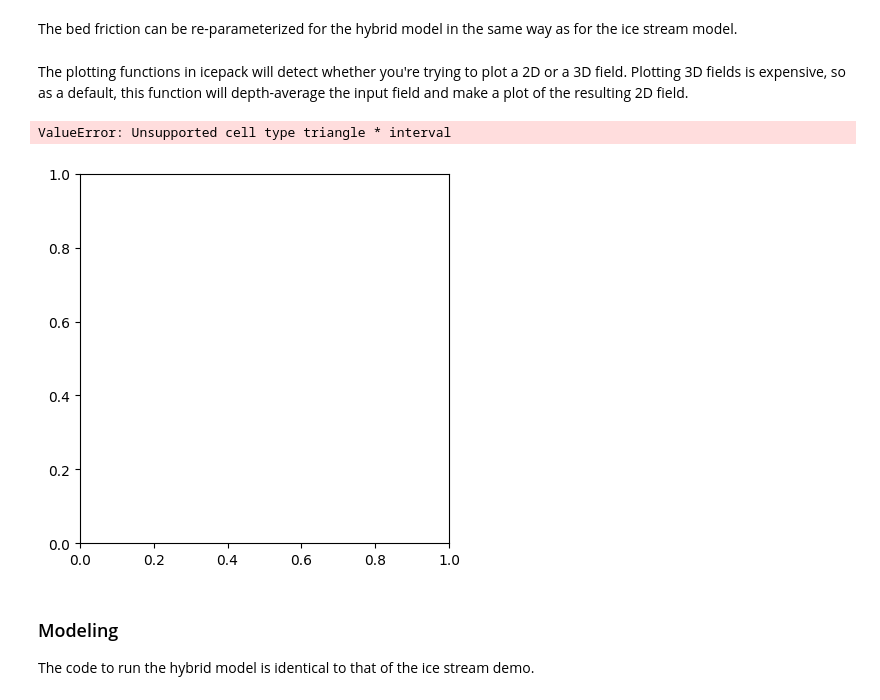
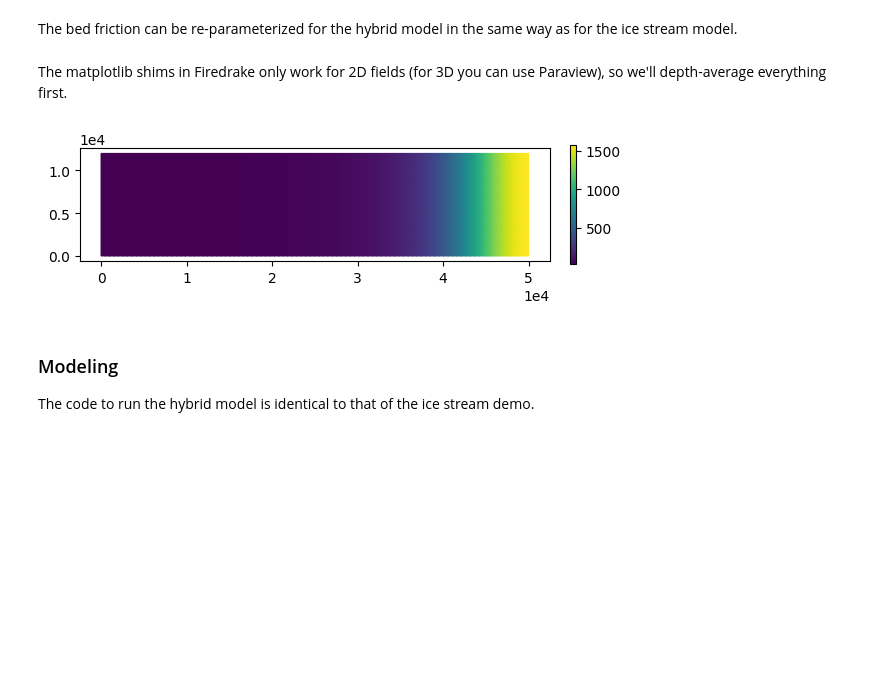
Before and after one commit to icepack/icepack.github.io, a Jupyter notebook: notebooks/tutorials/06-hybrid-ice-stream-xyz/index.ipynb, the cells around one changed output. Cells and saved outputs as stored; diff of their text form; code cells hidden in the pictures; blank space fills up the shorter version.

```diff
--- a/notebooks/tutorials/06-hybrid-ice-stream-xyz/index.ipynb
+++ b/notebooks/tutorials/06-hybrid-ice-stream-xyz/index.ipynb
@@ -115,18 +116,16 @@ u0 = solver.diagnostic_solve(
     fluidity=A,
     friction=C,
 )
-# %% [markdown]
-The plotting functions in icepack will detect whether you're trying to plot a 2D or a 3D field.
-Plotting 3D fields is expensive, so as a default, this function will depth-average the input field and make a plot of the resulting 2D field.
+# %% [markdown]
+The matplotlib shims in Firedrake only work for 2D fields (for 3D you can use Paraview), so we'll depth-average everything first.
 # %%
 import icepack.plot
 
 fig, axes = icepack.plot.subplots()
-colors = firedrake.tripcolor(u0, axes=axes)
+colors = firedrake.tripcolor(icepack.depth_average(u0), axes=axes)
 fig.colorbar(colors, ax=axes, fraction=0.012, pad=0.04);
 # %% [output]
-ValueError: Unsupported cell type triangle * interval
-[figure, old version]
+[figure, new version]
 # %% [markdown]
 ### Modeling
 
```
Also changed, not shown: parts of 4 cells of this notebook, 31 other files.
